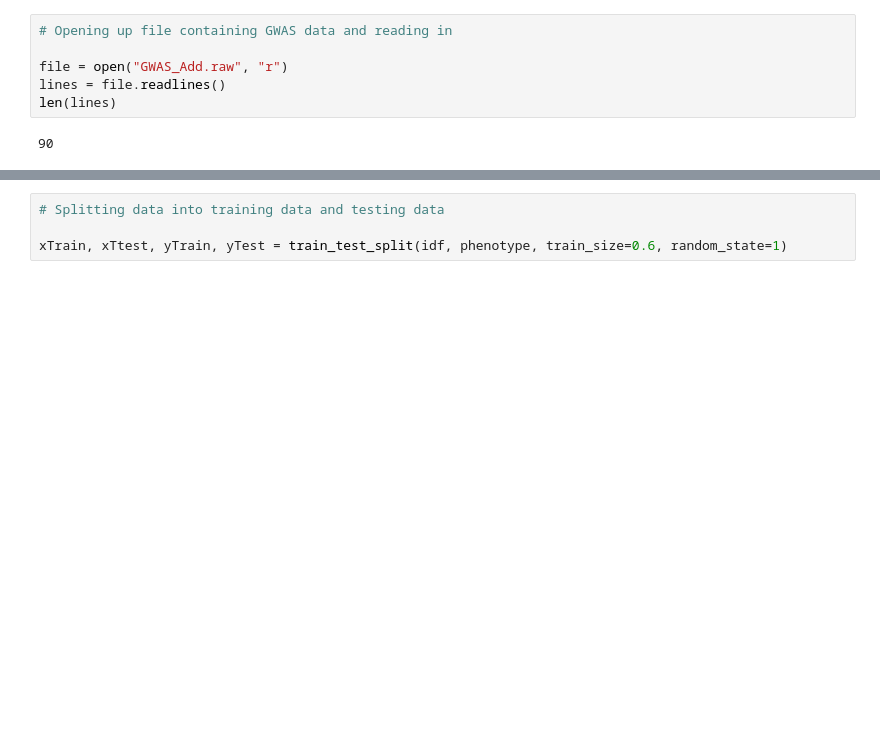
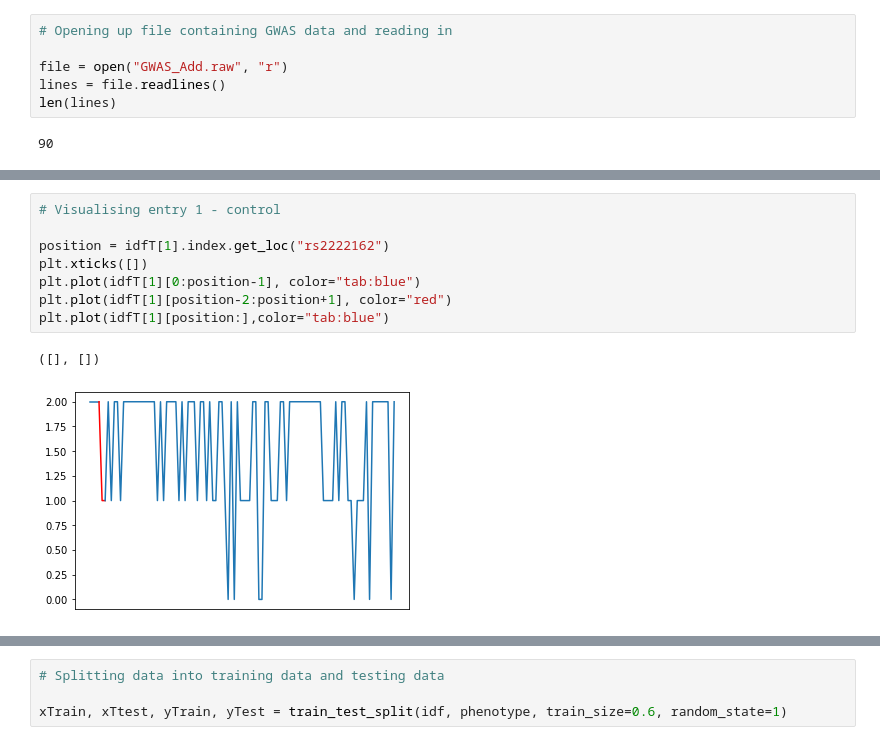
Before and after one commit to EannaCurran/FYP-Time-Series-Classification-For-GWAS-Data, a Jupyter notebook: FPY_SimpleSNP.ipynb, the cells around one changed output, grey strips where cells are left out. Cells and saved outputs as stored; diff of their text form; blank space fills up the shorter version.

```diff
--- a/FPY_SimpleSNP.ipynb
+++ b/FPY_SimpleSNP.ipynb
@@ -117,0 +133,11 @@ idf.columns = dfTest.columns
+# %%
+# Visualising entry 1 - control
+
+position = idfT[1].index.get_loc("rs2222162")
+plt.xticks([])
+plt.plot(idfT[1][0:position-1], color="tab:blue")
+plt.plot(idfT[1][position-2:position+1], color="red")
+plt.plot(idfT[1][position:],color="tab:blue")
+# %% [output]
+([], [])
+[figure, added]
```
Also changed, not shown: parts of 26 cells of this notebook.
